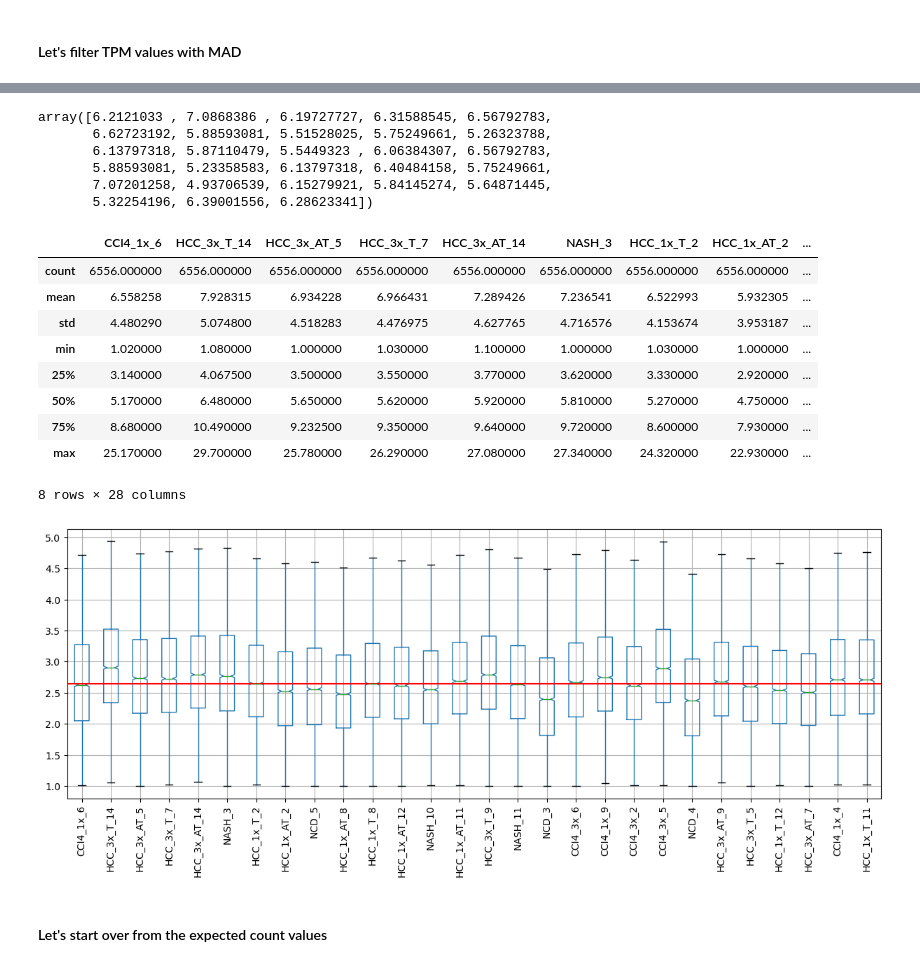
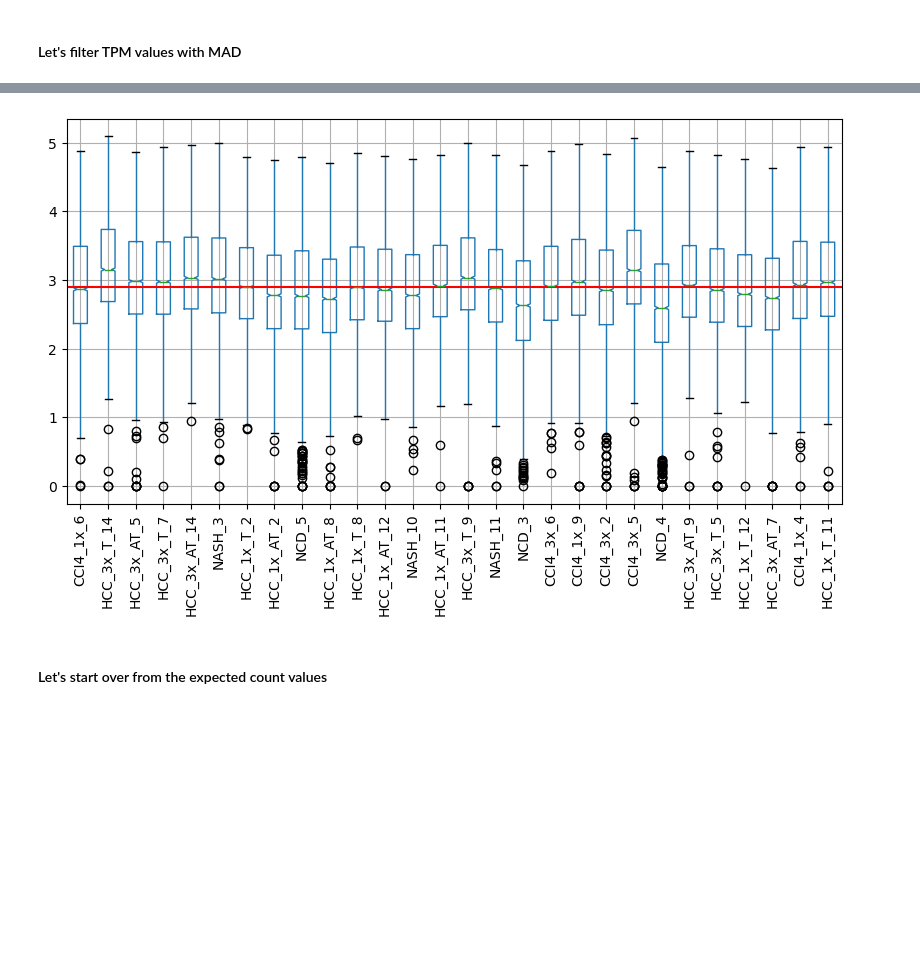
Before and after one commit to jigsaw-snu/NASH_HCC_liver-KRIBB_2022, a Jupyter notebook: srcs/rsem_star_deseq/sample_qc.ipynb, the cells around one changed output, grey strips where cells are left out. Cells and saved outputs as stored; diff of their text form; code cells hidden in the pictures; blank space fills up the shorter version.

```diff
--- a/srcs/rsem_star_deseq/sample_qc.ipynb
+++ b/srcs/rsem_star_deseq/sample_qc.ipynb
@@ -304,2 +230,3 @@ tpm.head()
 # %%
-filtered_tpm = tpm[(tpm >= 1).sum(axis=1) == 28]
+#filtered_tpm = tpm[(tpm >= 1).sum(axis=1) == 28]
+filtered_tpm = tpm[(tpm > 3).sum(axis=1) >= 14]  # remove low counts
@@ -330,12 +238,3 @@ filtered_tpm.describe()
-# %%
-mad(filtered_tpm)
-# %% [output]
-array([6.2121033 , 7.0868386 , 6.19727727, 6.31588545, 6.56792783,
-       6.62723192, 5.88593081, 5.51528025, 5.75249661, 5.26323788,
-       6.13797318, 5.87110479, 5.5449323 , 6.06384307, 6.56792783,
-       5.88593081, 5.23358583, 6.13797318, 6.40484158, 5.75249661,
-       7.07201258, 4.93706539, 6.15279921, 5.84145274, 5.64871445,
-       5.32254196, 6.39001556, 6.28623341])
 # %%
 filtered_idx = set()
 for col in filtered_tpm.columns:
@@ -349,25 +248,12 @@ for col in filtered_tpm.columns:
         filtered_idx = filtered_idx & set(tmp_idx)
 
 mad_filtered_tpm = filtered_tpm.loc[list(filtered_idx), :]
-# %%
-mad_filtered_tpm.describe()
-# %% [output]
-|  | CCI4_1x_6 | HCC_3x_T_14 | HCC_3x_AT_5 | HCC_3x_T_7 | HCC_3x_AT_14 | NASH_3 | HCC_1x_T_2 | HCC_1x_AT_2 | ... |
-| count | 6556.000000 | 6556.000000 | 6556.000000 | 6556.000000 | 6556.000000 | 6556.000000 | 6556.000000 | 6556.000000 | ... |
-| mean | 6.558258 | 7.928315 | 6.934228 | 6.966431 | 7.289426 | 7.236541 | 6.522993 | 5.932305 | ... |
-| std | 4.480290 | 5.074800 | 4.518283 | 4.476975 | 4.627765 | 4.716576 | 4.153674 | 3.953187 | ... |
-| min | 1.020000 | 1.080000 | 1.000000 | 1.030000 | 1.100000 | 1.000000 | 1.030000 | 1.000000 | ... |
-| 25% | 3.140000 | 4.067500 | 3.500000 | 3.550000 | 3.770000 | 3.620000 | 3.330000 | 2.920000 | ... |
-| 50% | 5.170000 | 6.480000 | 5.650000 | 5.620000 | 5.920000 | 5.810000 | 5.270000 | 4.750000 | ... |
-| 75% | 8.680000 | 10.490000 | 9.232500 | 9.350000 | 9.640000 | 9.720000 | 8.600000 | 7.930000 | ... |
-| max | 25.170000 | 29.700000 | 25.780000 | 26.290000 | 27.080000 | 27.340000 | 24.320000 | 22.930000 | ... |
-8 rows × 28 columns
 # %%
-np.log2(mad_filtered_tpm+1).boxplot(figsize=(15, 5), notch=True)
+np.log2(mad_filtered_tpm+1).boxplot(figsize=(10, 5), notch=True)
 plt.xticks(rotation=90)
 plt.axhline(np.mean(np.median(np.log2(mad_filtered_tpm+1))), color='red');
 # %% [output]
-[figure, old version]
+[figure, new version]
 # %% [markdown]
 #### Let's start over from the expected count values
 # %%
```
Also changed, not shown: parts of 66 cells of this notebook.
